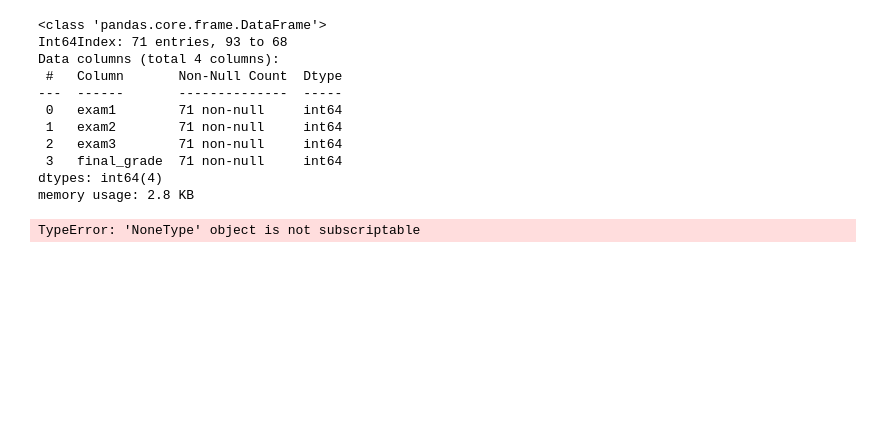
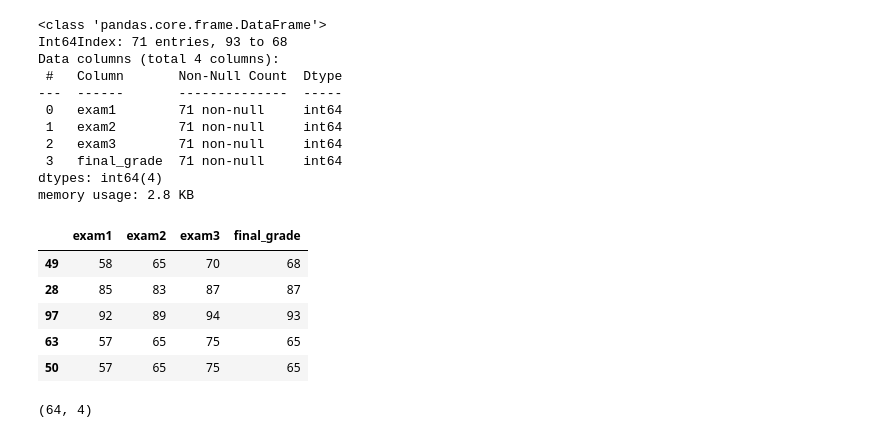
Before and after one commit to ljackson707/regression-exercises, a Jupyter notebook: regression_lecture.ipynb, the cells around one changed output. Drawn from its saved outputs; the diff is of its cells as text; code cells hidden in the pictures; blank space fills up the shorter version.

```diff
--- a/regression_lecture.ipynb
+++ b/regression_lecture.ipynb
@@ -422,6 +422,7 @@ def acquire_grades():
     '''
 
     df = pd.read_csv('student_grades.csv')
+    return df
 
 def clean_grades(df):
     '''
@@ -445,8 +446,8 @@ def split_data(df):
     '''
 
     train_val, test = train_test_split(df, train_size =  0.8, random_state = 123, stratify = df.final_grade)
-    train, validate = train_test_split(df, train_size =  0.7, random_state = 123, stratify = train_val.final_grade)
-    return trian, validate, split
+    train, validate = train_test_split(train_val, train_size =  0.8, random_state = 123, stratify = train_val.final_grade)
+    return train, validate, test
 # %%
 def wrangle_grades():
     '''
@@ -458,6 +459,17 @@ def wrangle_grades():
     df = clean_grades(acquire_grades())
     return split_data(df)
 # %%
-train1, validate1, test1 = wrangle_grades()
+train1, validate1, test1= wrangle_grades()
-# %% [output]
-TypeError: 'NoneType' object is not subscriptable
+# %%
+train1.head()
+# %% [output]
+|  | exam1 | exam2 | exam3 | final_grade |
+| 49 | 58 | 65 | 70 | 68 |
+| 28 | 85 | 83 | 87 | 87 |
+| 97 | 92 | 89 | 94 | 93 |
+| 63 | 57 | 65 | 75 | 65 |
+| 50 | 57 | 65 | 75 | 65 |
+# %%
+train1.shape
+# %% [output]
+(64, 4)
```
Also changed, not shown: parts of 2 cells of this notebook.
